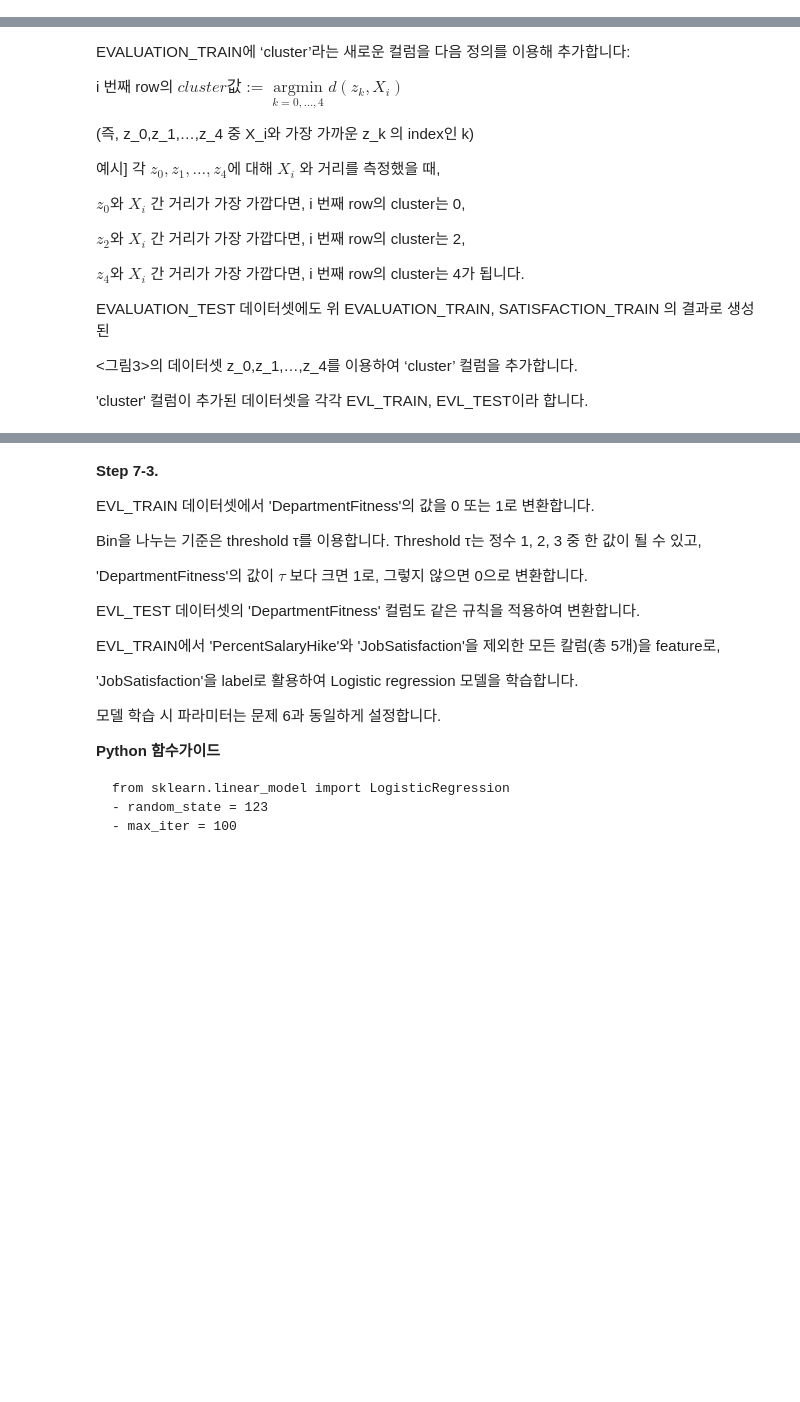
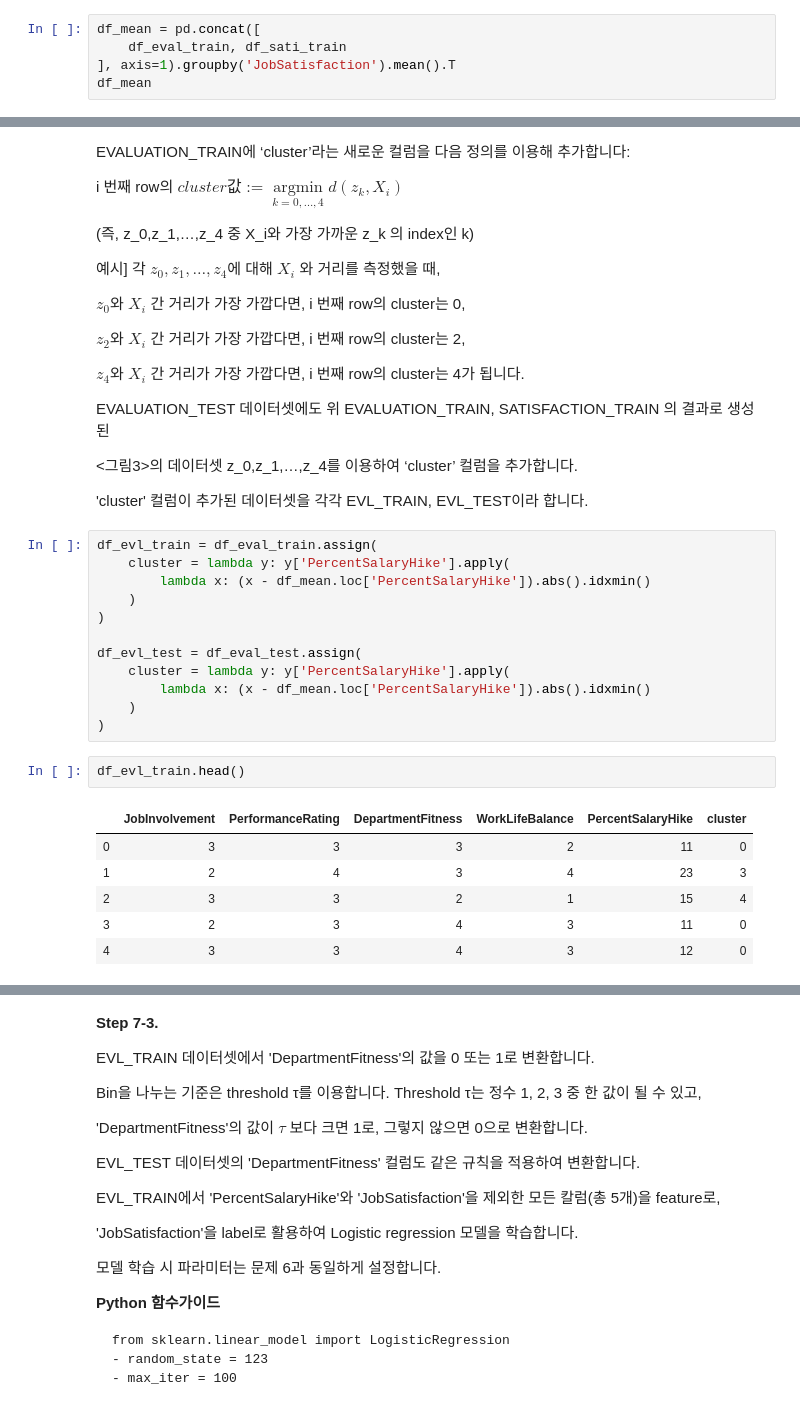
Before and after one commit to sunkusun9/prods_pro, a Jupyter notebook: prof2102_prob2.ipynb, the cells around one changed output, grey strips where cells are left out. Drawn from its saved outputs; the diff is of its cells as text; blank space fills up the shorter version.

```diff
--- a/prof2102_prob2.ipynb
+++ b/prof2102_prob2.ipynb
@@ -748,3 +748,8 @@ EVALUATION_TRAIN, SATISFACTION_TRAIN을 열 병합한 후, JobSatisfaction 별 D
 ![image.png](embedded-picture-1)
 
 **<그림 3> 데이터셋 생성** (DepartmentFitness, 0) 셀: JobSatisfaction=0일 때, DepartmentFitness의 평균은 약 2.7210
+# %%
+df_mean = pd.concat([
+    df_eval_train, df_sati_train
+], axis=1).groupby('JobSatisfaction').mean().T
+df_mean
@@ -774,3 +786,24 @@ EVALUATION_TEST 데이터셋에도 위 EVALUATION_TRAIN, SATISFACTION_TRAIN 의
 <그림3>의 데이터셋 z_0,z_1,…,z_4를 이용하여 ‘cluster’ 컬럼을 추가합니다.
 
 'cluster' 컬럼이 추가된 데이터셋을 각각 EVL_TRAIN, EVL_TEST이라 합니다.
+# %%
+df_evl_train = df_eval_train.assign(
+    cluster = lambda y: y['PercentSalaryHike'].apply(
+        lambda x: (x - df_mean.loc['PercentSalaryHike']).abs().idxmin()
+    )
+)
+
+df_evl_test = df_eval_test.assign(
+    cluster = lambda y: y['PercentSalaryHike'].apply(
+        lambda x: (x - df_mean.loc['PercentSalaryHike']).abs().idxmin()
+    )
+)
+# %%
+df_evl_train.head()
+# %% [output]
+|  | JobInvolvement | PerformanceRating | DepartmentFitness | WorkLifeBalance | PercentSalaryHike | cluster |
+| 0 | 3 | 3 | 3 | 2 | 11 | 0 |
+| 1 | 2 | 4 | 3 | 4 | 23 | 3 |
+| 2 | 3 | 3 | 2 | 1 | 15 | 4 |
+| 3 | 2 | 3 | 4 | 3 | 11 | 0 |
+| 4 | 3 | 3 | 4 | 3 | 12 | 0 |
```
Also changed, not shown: parts of 47 cells of this notebook.
